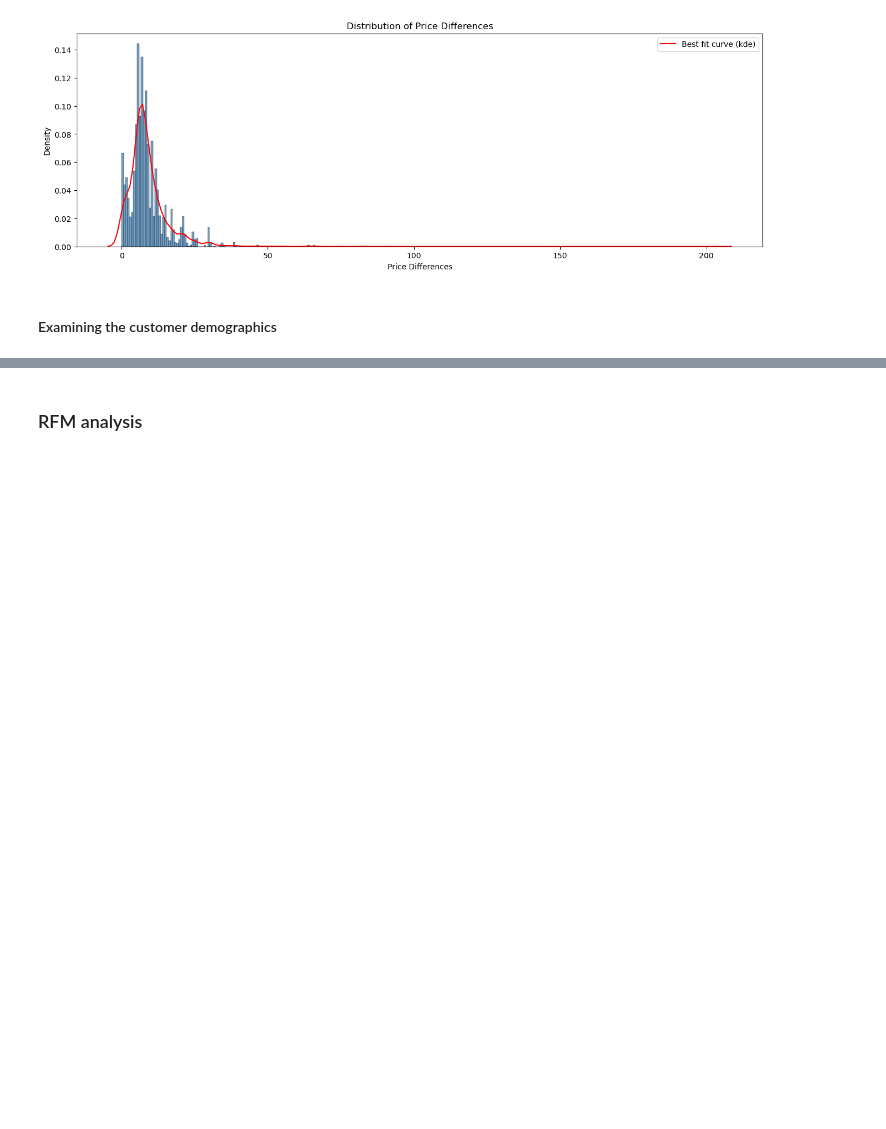
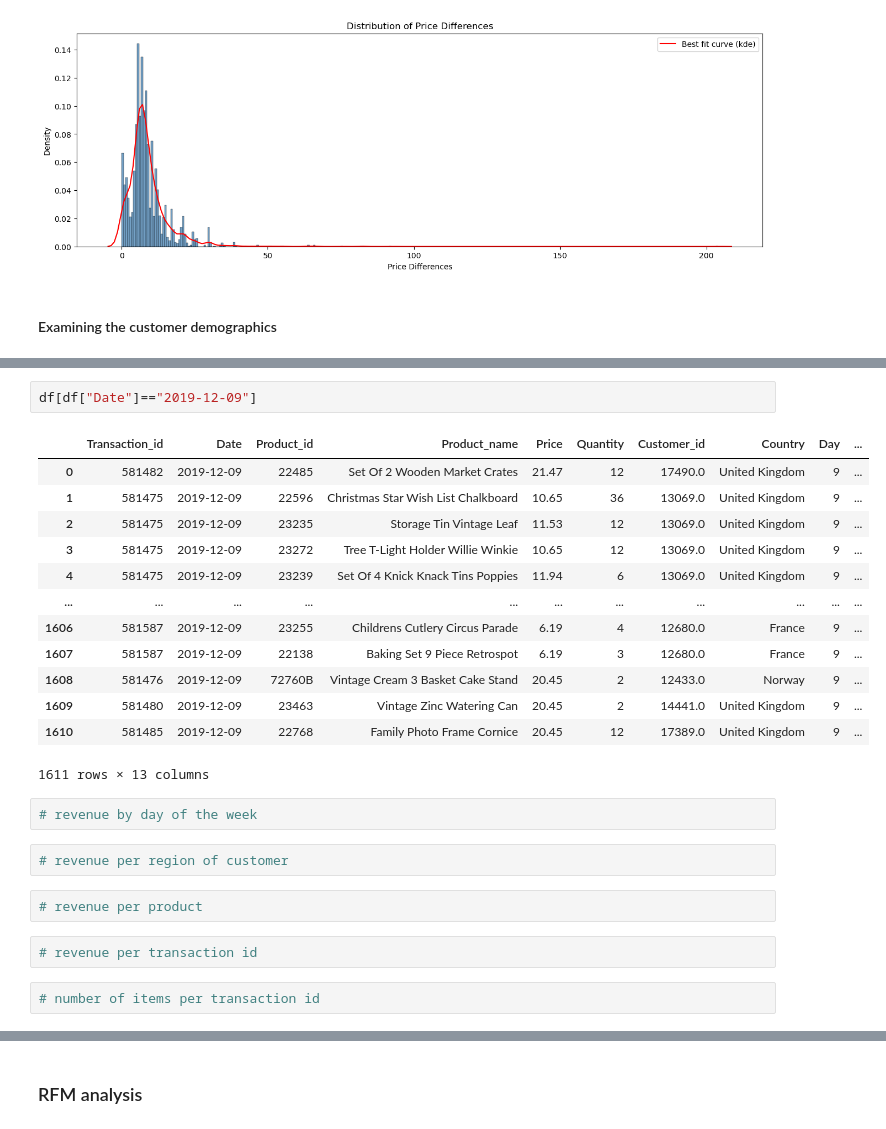
Before and after one commit to SyNikolai/EcommerceAnalytics, a Jupyter notebook: ecommerce.ipynb, the cells around one changed output, grey strips where cells are left out. Drawn from its saved outputs; the diff is of its cells as text; blank space fills up the shorter version.

```diff
--- a/ecommerce.ipynb
+++ b/ecommerce.ipynb
@@ -432,0 +473,26 @@ plt.show()
+# %%
+df[df["Date"]=="2019-12-09"]
+# %% [output]
+|  | Transaction_id | Date | Product_id | Product_name | Price | Quantity | Customer_id | Country | Day | ... |
+| 0 | 581482 | 2019-12-09 | 22485 | Set Of 2 Wooden Market Crates | 21.47 | 12 | 17490.0 | United Kingdom | 9 | ... |
+| 1 | 581475 | 2019-12-09 | 22596 | Christmas Star Wish List Chalkboard | 10.65 | 36 | 13069.0 | United Kingdom | 9 | ... |
+| 2 | 581475 | 2019-12-09 | 23235 | Storage Tin Vintage Leaf | 11.53 | 12 | 13069.0 | United Kingdom | 9 | ... |
+| 3 | 581475 | 2019-12-09 | 23272 | Tree T-Light Holder Willie Winkie | 10.65 | 12 | 13069.0 | United Kingdom | 9 | ... |
+| 4 | 581475 | 2019-12-09 | 23239 | Set Of 4 Knick Knack Tins Poppies | 11.94 | 6 | 13069.0 | United Kingdom | 9 | ... |
+| ... | ... | ... | ... | ... | ... | ... | ... | ... | ... | ... |
+| 1606 | 581587 | 2019-12-09 | 23255 | Childrens Cutlery Circus Parade | 6.19 | 4 | 12680.0 | France | 9 | ... |
+| 1607 | 581587 | 2019-12-09 | 22138 | Baking Set 9 Piece Retrospot | 6.19 | 3 | 12680.0 | France | 9 | ... |
+| 1608 | 581476 | 2019-12-09 | 72760B | Vintage Cream 3 Basket Cake Stand | 20.45 | 2 | 12433.0 | Norway | 9 | ... |
+| 1609 | 581480 | 2019-12-09 | 23463 | Vintage Zinc Watering Can | 20.45 | 2 | 14441.0 | United Kingdom | 9 | ... |
+| 1610 | 581485 | 2019-12-09 | 22768 | Family Photo Frame Cornice | 20.45 | 12 | 17389.0 | United Kingdom | 9 | ... |
+1611 rows × 13 columns
+# %%
+# revenue by day of the week
+# %%
+# revenue per region of customer
+# %%
+# revenue per product
+# %%
+# revenue per transaction id
+# %%
+# number of items per transaction id
```
Also changed, not shown: parts of 10 cells of this notebook.
